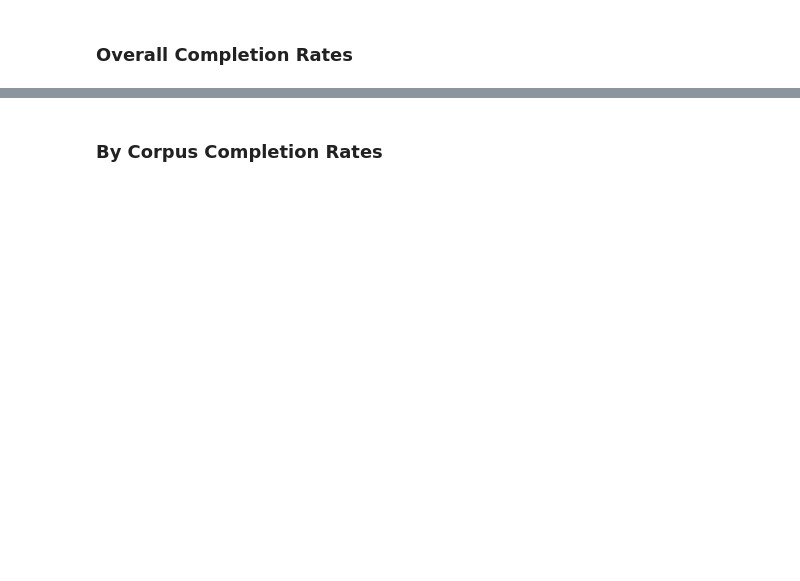
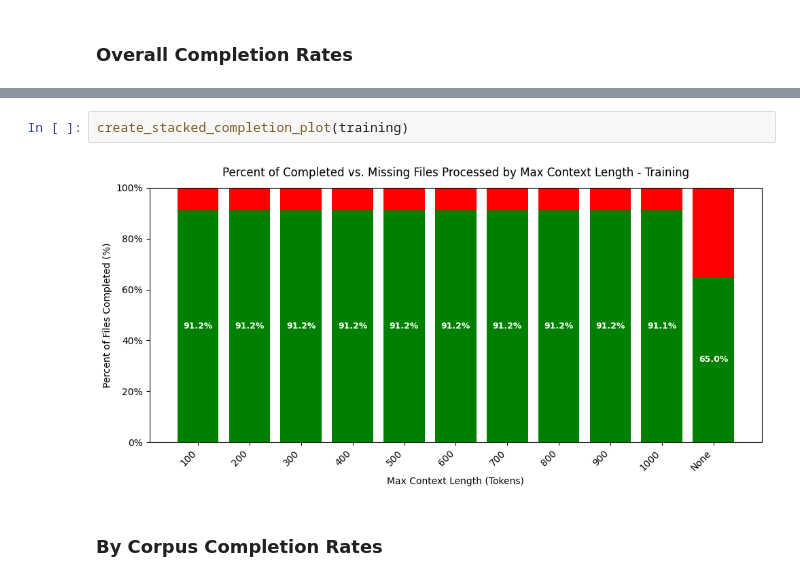
Before and after one commit to BenJCross1995/n-gram-av-methods, a Jupyter notebook: notebooks/analysis/Completion Rates.ipynb, the cells around one changed output, grey strips where cells are left out. Saved outputs shown, nothing was run; the diff lists cells and outputs as text; blank space fills up the shorter version.

```diff
--- a/notebooks/analysis/Completion Rates.ipynb
+++ b/notebooks/analysis/Completion Rates.ipynb
@@ -210,3 +241,7 @@ plt.show()
+# %%
+create_stacked_completion_plot(training)
+# %% [output]
+[figure, added]
 # %% [markdown]
 ### By Corpus Completion Rates
 # %%
```
Also changed, not shown: parts of 9 cells of this notebook, 12 other files.
